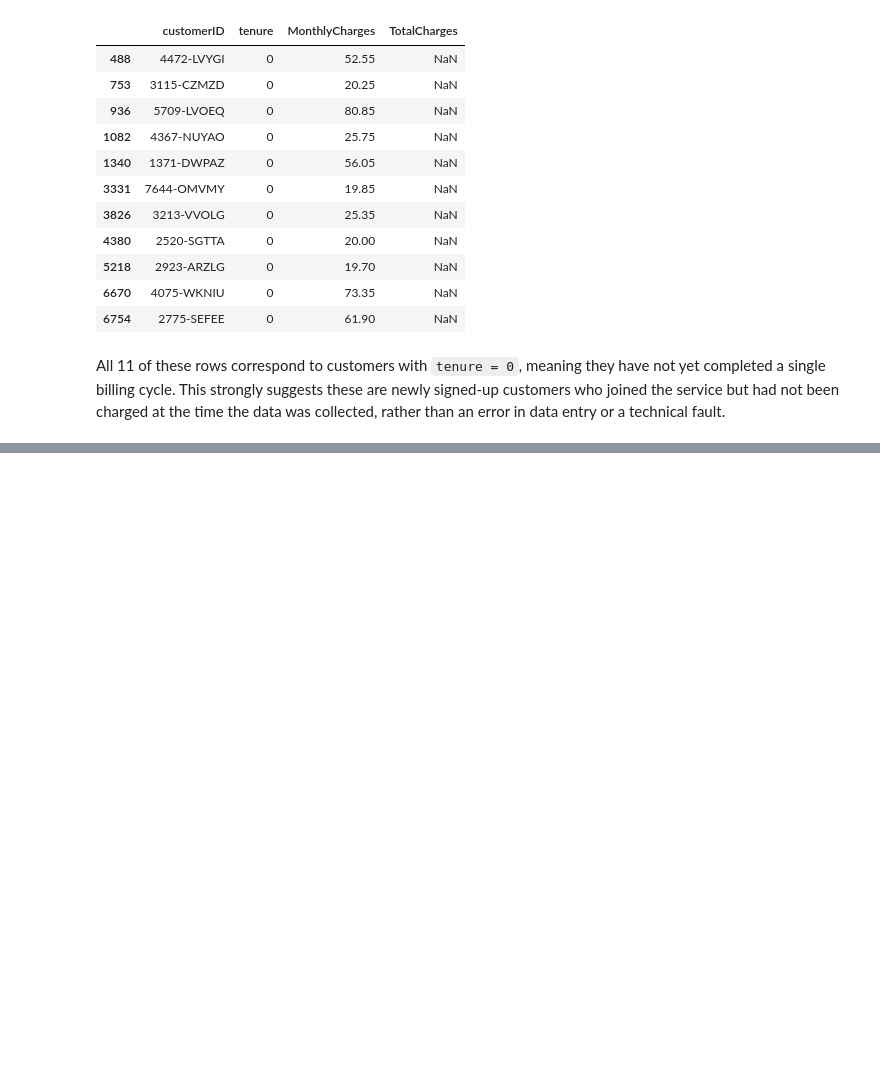
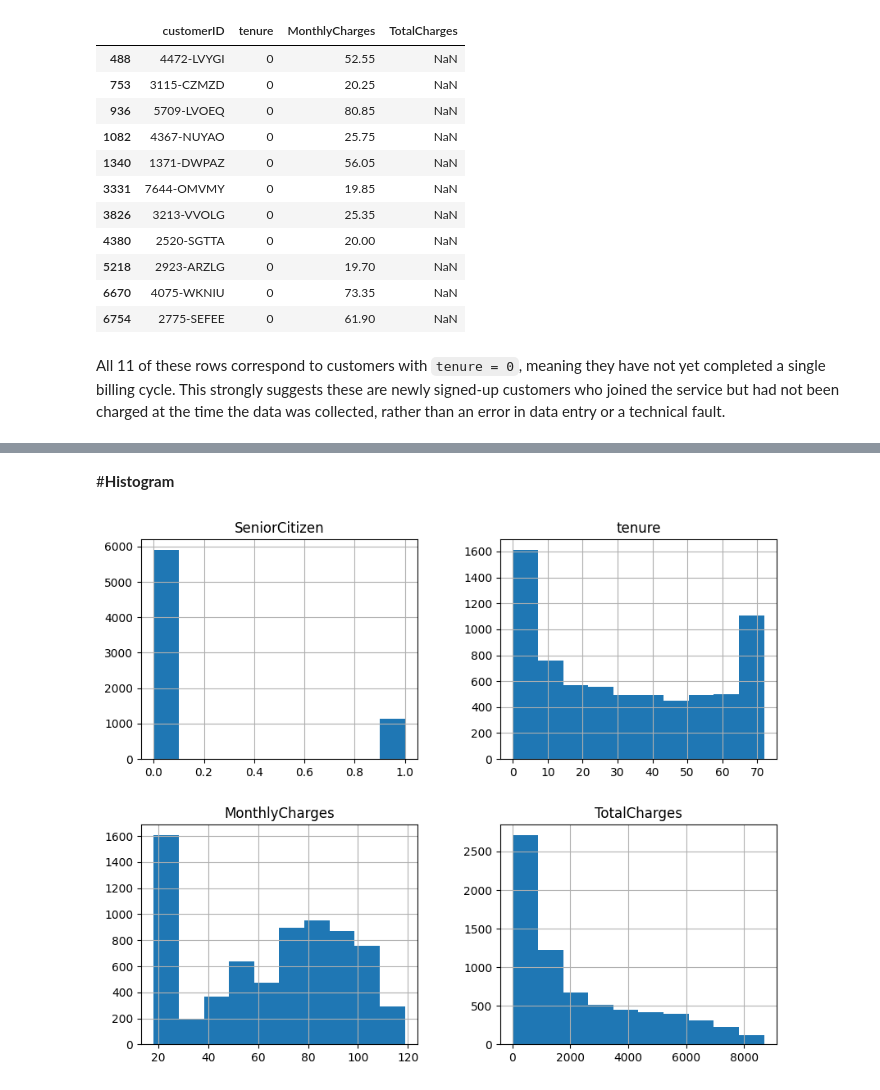
Before and after one commit to LujainAldujain/Data_Mining_Project, a Jupyter notebook: Phase2.ipynb, the cells around one changed output, grey strips where cells are left out. Drawn from its saved outputs; the diff is of its cells as text; code cells hidden in the pictures; blank space fills up the shorter version.

```diff
--- a/Phase2.ipynb
+++ b/Phase2.ipynb
@@ -173,0 +189,7 @@ All 11 of these rows correspond to customers with `tenure = 0`, meaning they hav
+# %% [markdown]
+#**Histogram**
+# %%
+df.hist(figsize=(10, 8))
+plt.show()
+# %% [output]
+[figure, added]
```
Also changed, not shown: parts of 6 cells of this notebook.
